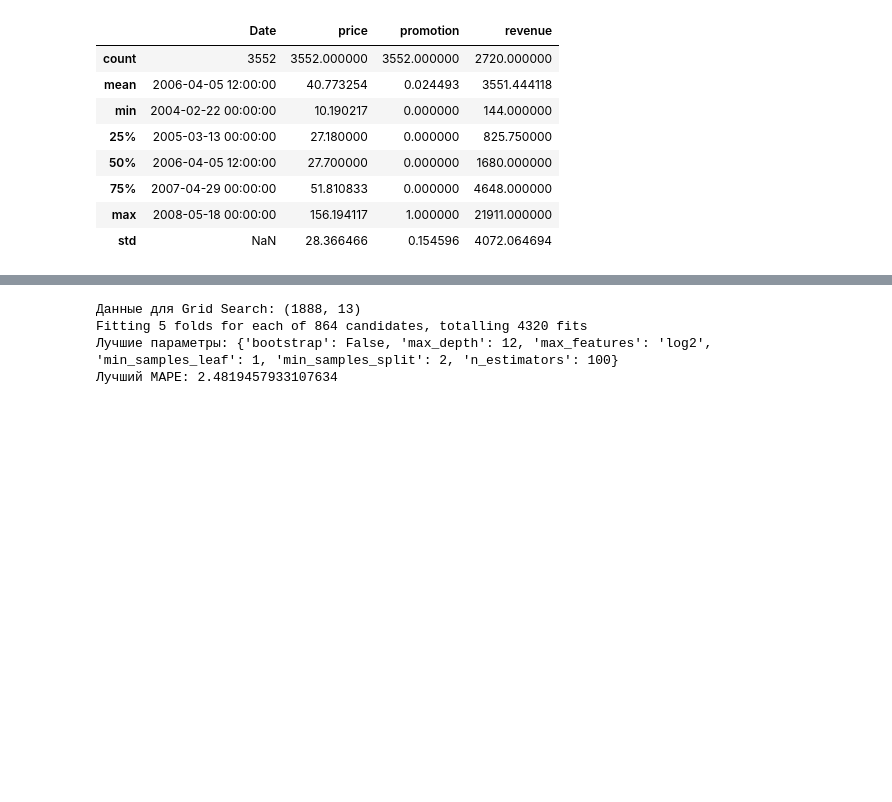
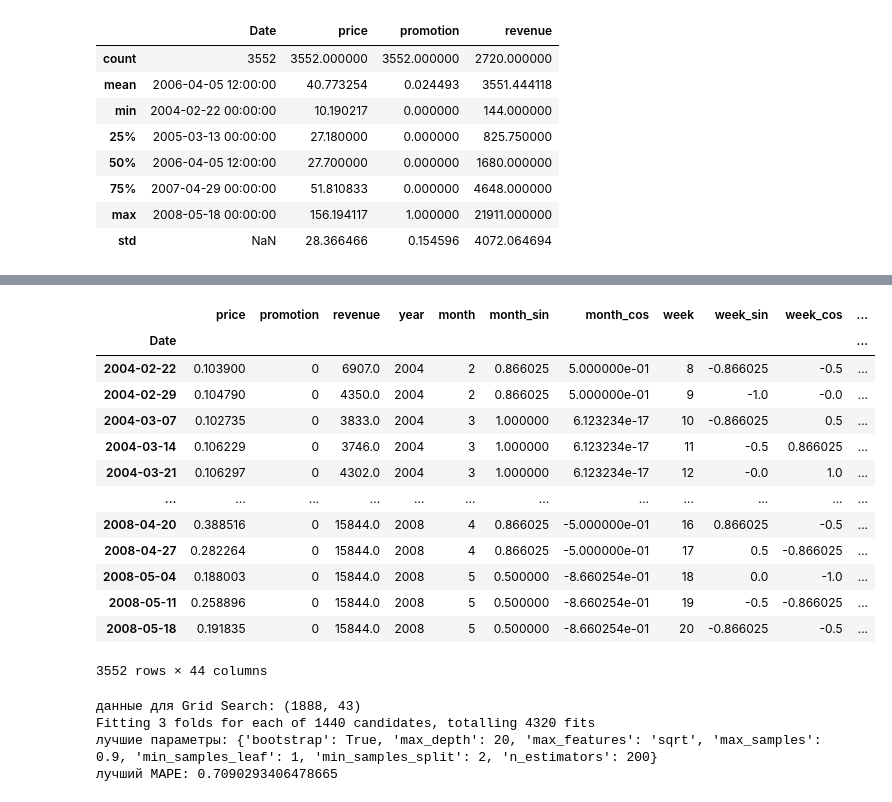
Before and after one commit to 1vrk/Practice_ML, a Jupyter notebook: the_third/third.ipynb, the cells around one changed output, grey strips where cells are left out. Cells and saved outputs as stored; diff of their text form; code cells hidden in the pictures; blank space fills up the shorter version.

```diff
--- a/the_third/third.ipynb
+++ b/the_third/third.ipynb
@@ -178,3 +211,20 @@ Random Forest RMSE: 1804
+# %%
+df
+# %% [output]
+|  | price | promotion | revenue | year | month | month_sin | month_cos | week | week_sin | week_cos | ... |
+| Date |  |  |  |  |  |  |  |  |  |  | ... |
+| 2004-02-22 | 0.103900 | 0 | 6907.0 | 2004 | 2 | 0.866025 | 5.000000e-01 | 8 | -0.866025 | -0.5 | ... |
+| 2004-02-29 | 0.104790 | 0 | 4350.0 | 2004 | 2 | 0.866025 | 5.000000e-01 | 9 | -1.0 | -0.0 | ... |
+| 2004-03-07 | 0.102735 | 0 | 3833.0 | 2004 | 3 | 1.000000 | 6.123234e-17 | 10 | -0.866025 | 0.5 | ... |
+| 2004-03-14 | 0.106229 | 0 | 3746.0 | 2004 | 3 | 1.000000 | 6.123234e-17 | 11 | -0.5 | 0.866025 | ... |
+| 2004-03-21 | 0.106297 | 0 | 4302.0 | 2004 | 3 | 1.000000 | 6.123234e-17 | 12 | -0.0 | 1.0 | ... |
+| ... | ... | ... | ... | ... | ... | ... | ... | ... | ... | ... | ... |
+| 2008-04-20 | 0.388516 | 0 | 15844.0 | 2008 | 4 | 0.866025 | -5.000000e-01 | 16 | 0.866025 | -0.5 | ... |
+| 2008-04-27 | 0.282264 | 0 | 15844.0 | 2008 | 4 | 0.866025 | -5.000000e-01 | 17 | 0.5 | -0.866025 | ... |
+| 2008-05-04 | 0.188003 | 0 | 15844.0 | 2008 | 5 | 0.500000 | -8.660254e-01 | 18 | 0.0 | -1.0 | ... |
+| 2008-05-11 | 0.258896 | 0 | 15844.0 | 2008 | 5 | 0.500000 | -8.660254e-01 | 19 | -0.5 | -0.866025 | ... |
+| 2008-05-18 | 0.191835 | 0 | 15844.0 | 2008 | 5 | 0.500000 | -8.660254e-01 | 20 | -0.866025 | -0.5 | ... |
+3552 rows × 44 columns
 # %%
 def time_series_grid_search(X, y, param_grid, n_splits=5):
     tscv = TimeSeriesSplit(n_splits=n_splits)
@@ -212,7 +262,7 @@ print(f"данные для Grid Search: {x_train_val.shape}")
 
 
 param_grid_extended = {
-        'n_estimators': [200, 300, 400, 500],
+        'n_estimators': [200, 300],
         'max_depth': [10, 15, 20, None],
         'min_samples_split': [2, 5, 10],
         'min_samples_leaf': [1, 2, 4],
@@ -222,13 +272,13 @@ param_grid_extended = {
     }
 
 best_model, best_params = time_series_grid_search(
-    x_train_val, y_train_val, param_grid_extended, n_splits=5
+    x_train_val, y_train_val, param_grid_extended, n_splits=3
 )
 # %% [output]
-Данные для Grid Search: (1888, 13)
-Fitting 5 folds for each of 864 candidates, totalling 4320 fits
-Лучшие параметры: {'bootstrap': False, 'max_depth': 12, 'max_features': 'log2', 'min_samples_leaf': 1, 'min_samples_split': 2, 'n_estimators': 100}
-Лучший MAPE: 2.4819457933107634
+данные для Grid Search: (1888, 43)
+Fitting 3 folds for each of 1440 candidates, totalling 4320 fits
+лучшие параметры: {'bootstrap': True, 'max_depth': 20, 'max_features': 'sqrt', 'max_samples': 0.9, 'min_samples_leaf': 1, 'min_samples_split': 2, 'n_estimators': 200}
+лучший MAPE: 0.7090293406478665
 # %%
 
 y_pred = best_model.predict(x_test)
```
Also changed, not shown: parts of 11 cells of this notebook.
